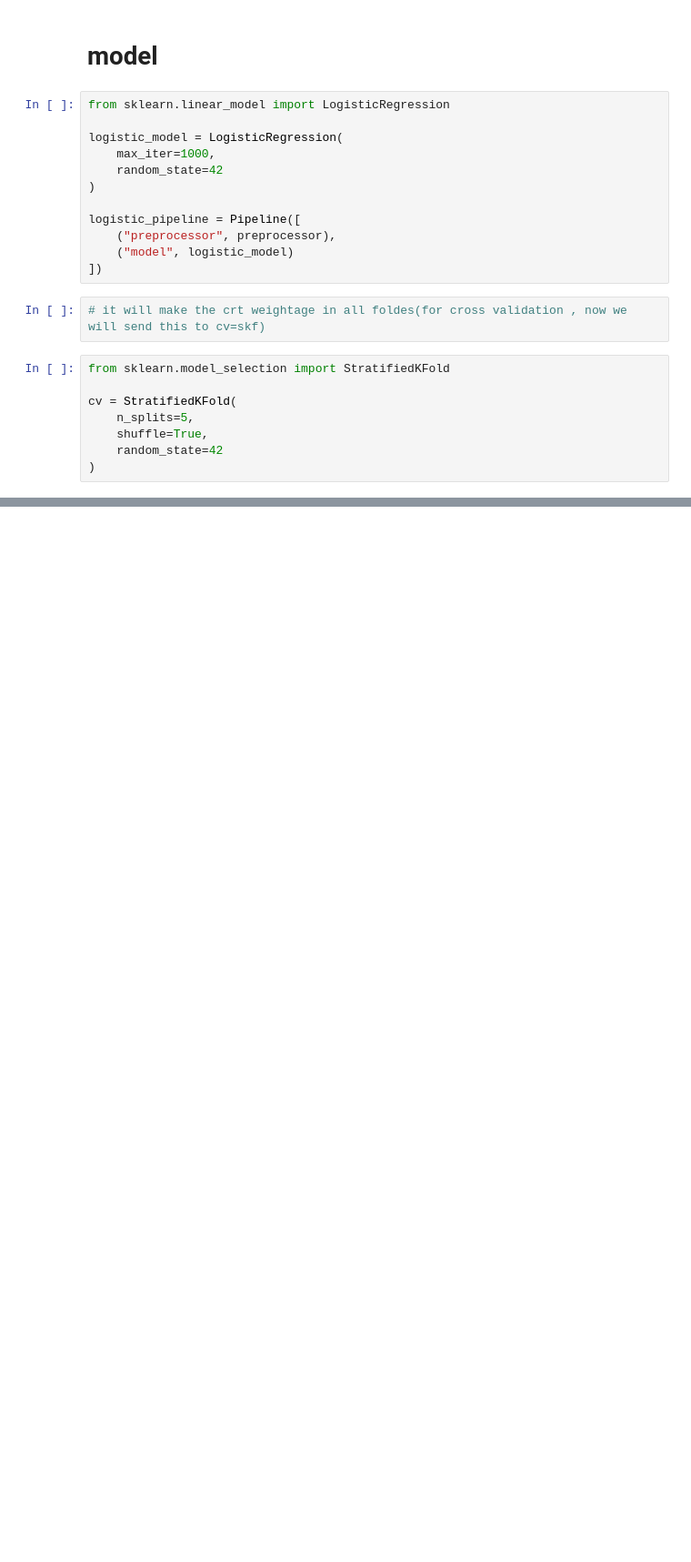
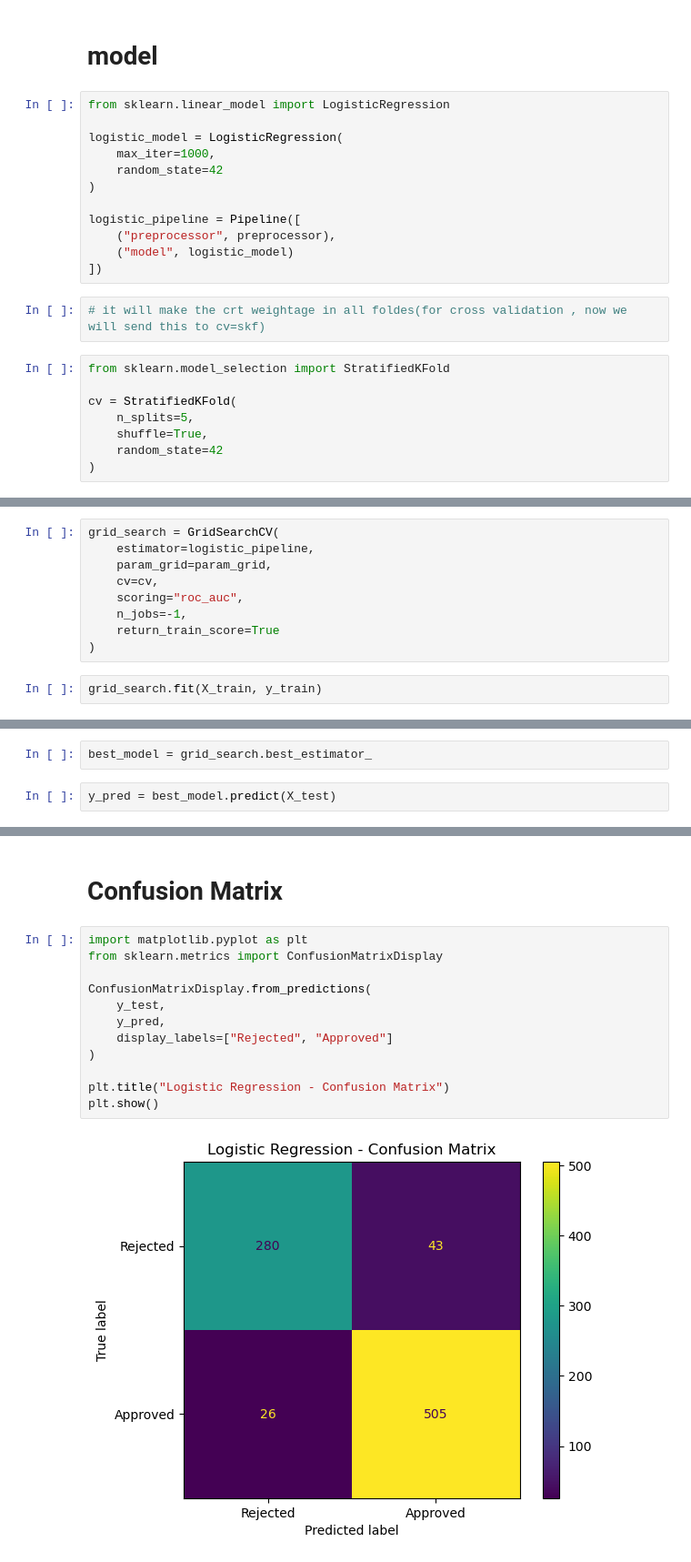
Before and after one commit to GANESHJAGANNATHTELASANG/CreditWise_AI_Pro_ml_model, a Jupyter notebook: notebooks/03_Logistic_Regression.ipynb, the cells around one changed output, grey strips where cells are left out. Shown at 91% size. Cells and saved outputs as stored; diff of their text form; blank space fills up the shorter version.

```diff
--- a/notebooks/03_Logistic_Regression.ipynb
+++ b/notebooks/03_Logistic_Regression.ipynb
@@ -122,0 +206,11 @@ NameError: name 'X_train_raw' is not defined
+# %%
+grid_search = GridSearchCV(
+    estimator=logistic_pipeline,
+    param_grid=param_grid,
+    cv=cv,
+    scoring="roc_auc",
+    n_jobs=-1,
+    return_train_score=True
+)
+# %%
+grid_search.fit(X_train, y_train)
@@ -122,0 +263,4 @@ NameError: name 'X_train_raw' is not defined
+# %%
+best_model = grid_search.best_estimator_
+# %%
+y_pred = best_model.predict(X_test)
@@ -122,0 +290,16 @@ NameError: name 'X_train_raw' is not defined
+# %% [markdown]
+# Confusion Matrix
+# %%
+import matplotlib.pyplot as plt
+from sklearn.metrics import ConfusionMatrixDisplay
+
+ConfusionMatrixDisplay.from_predictions(
+    y_test,
+    y_pred,
+    display_labels=["Rejected", "Approved"]
+)
+
+plt.title("Logistic Regression - Confusion Matrix")
+plt.show()
+# %% [output]
+[figure, added]
```
Also changed, not shown: parts of 27 cells of this notebook, 1 other file.
